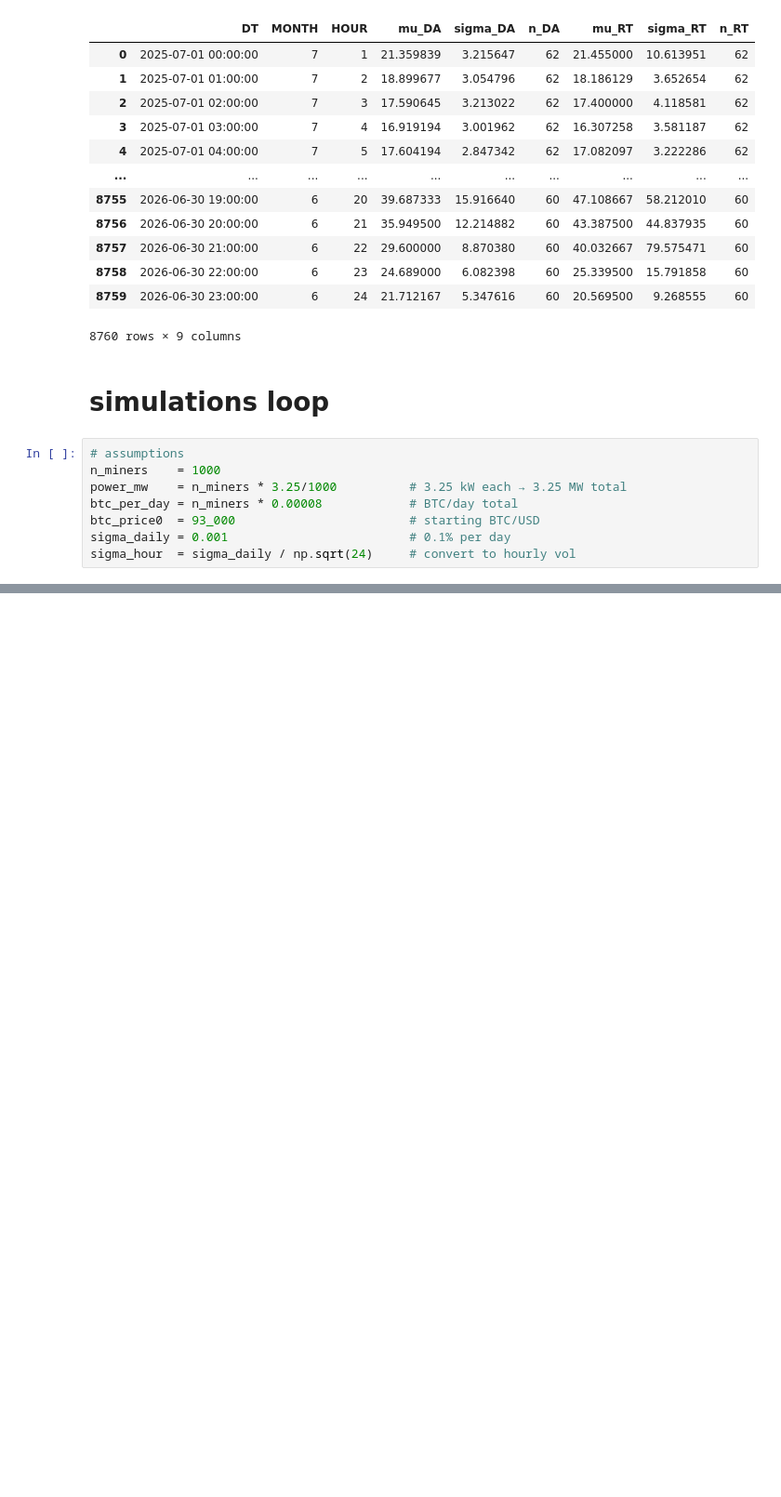
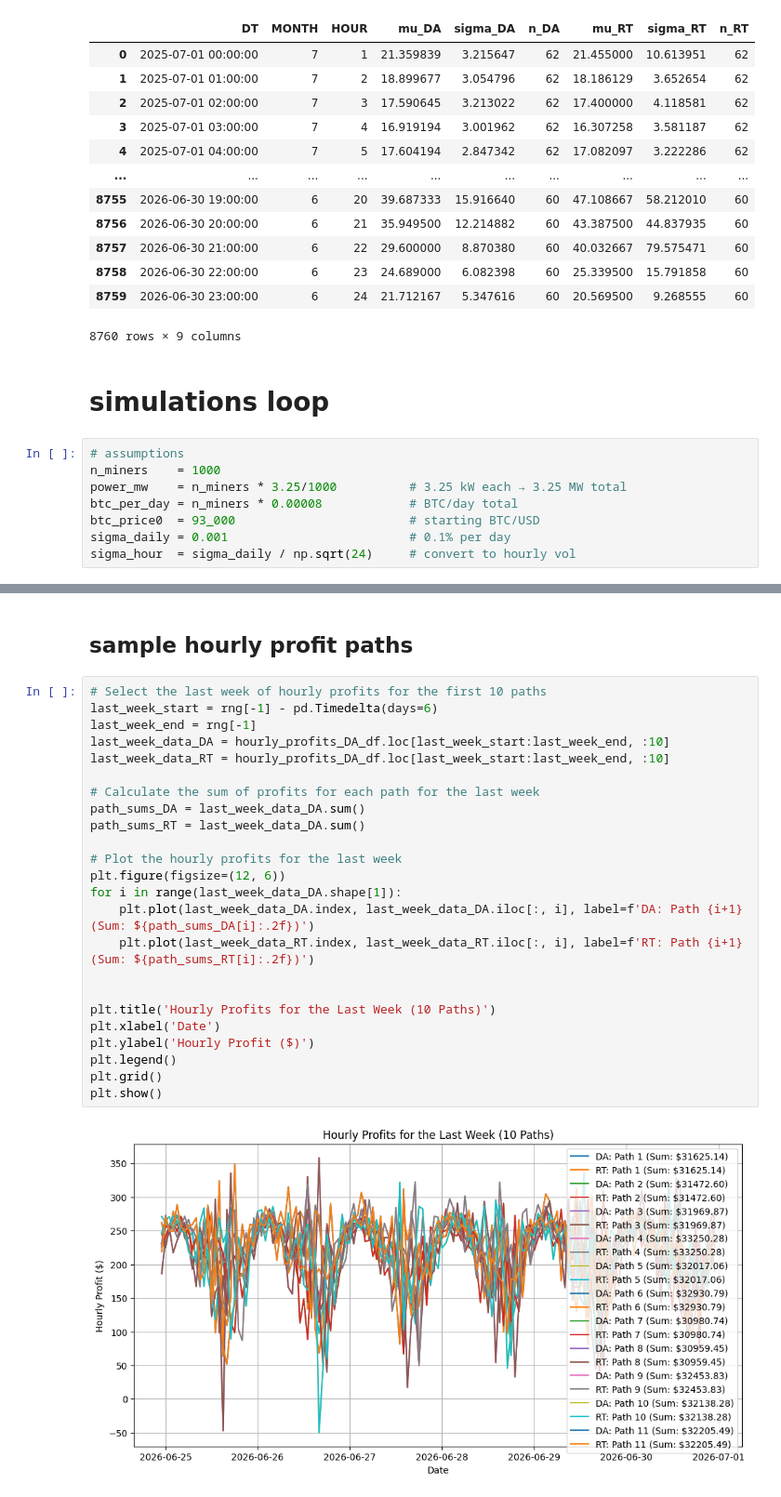
Before and after one commit to sxcben/Financing_Grid_final_project, a Jupyter notebook: code/duncan_testing_simulations.ipynb, the cells around one changed output, grey strips where cells are left out. Shown at 93% size. Saved outputs shown, nothing was run; the diff lists cells and outputs as text; blank space fills up the shorter version.

```diff
--- a/code/duncan_testing_simulations.ipynb
+++ b/code/duncan_testing_simulations.ipynb
@@ -156,0 +209,28 @@ Profit sigma (only buying in RT):   32158.86484699133
+# %% [markdown]
+## sample hourly profit paths
+# %%
+# Select the last week of hourly profits for the first 10 paths
+last_week_start = rng[-1] - pd.Timedelta(days=6)
+last_week_end = rng[-1]
+last_week_data_DA = hourly_profits_DA_df.loc[last_week_start:last_week_end, :10]
+last_week_data_RT = hourly_profits_DA_df.loc[last_week_start:last_week_end, :10]
+
+# Calculate the sum of profits for each path for the last week
+path_sums_DA = last_week_data_DA.sum()
+path_sums_RT = last_week_data_DA.sum()
+
+# Plot the hourly profits for the last week
+plt.figure(figsize=(12, 6))
+for i in range(last_week_data_DA.shape[1]):
+    plt.plot(last_week_data_DA.index, last_week_data_DA.iloc[:, i], label=f'DA: Path {i+1} (Sum: ${path_sums_DA[i]:.2f})')
+    plt.plot(last_week_data_RT.index, last_week_data_RT.iloc[:, i], label=f'RT: Path {i+1} (Sum: ${path_sums_RT[i]:.2f})')
+
+
+plt.title('Hourly Profits for the Last Week (10 Paths)')
+plt.xlabel('Date')
+plt.ylabel('Hourly Profit ($)')
+plt.legend()
+plt.grid()
+plt.show()
+# %% [output]
+[figure, added]
```
Also changed, not shown: parts of 12 cells of this notebook.
